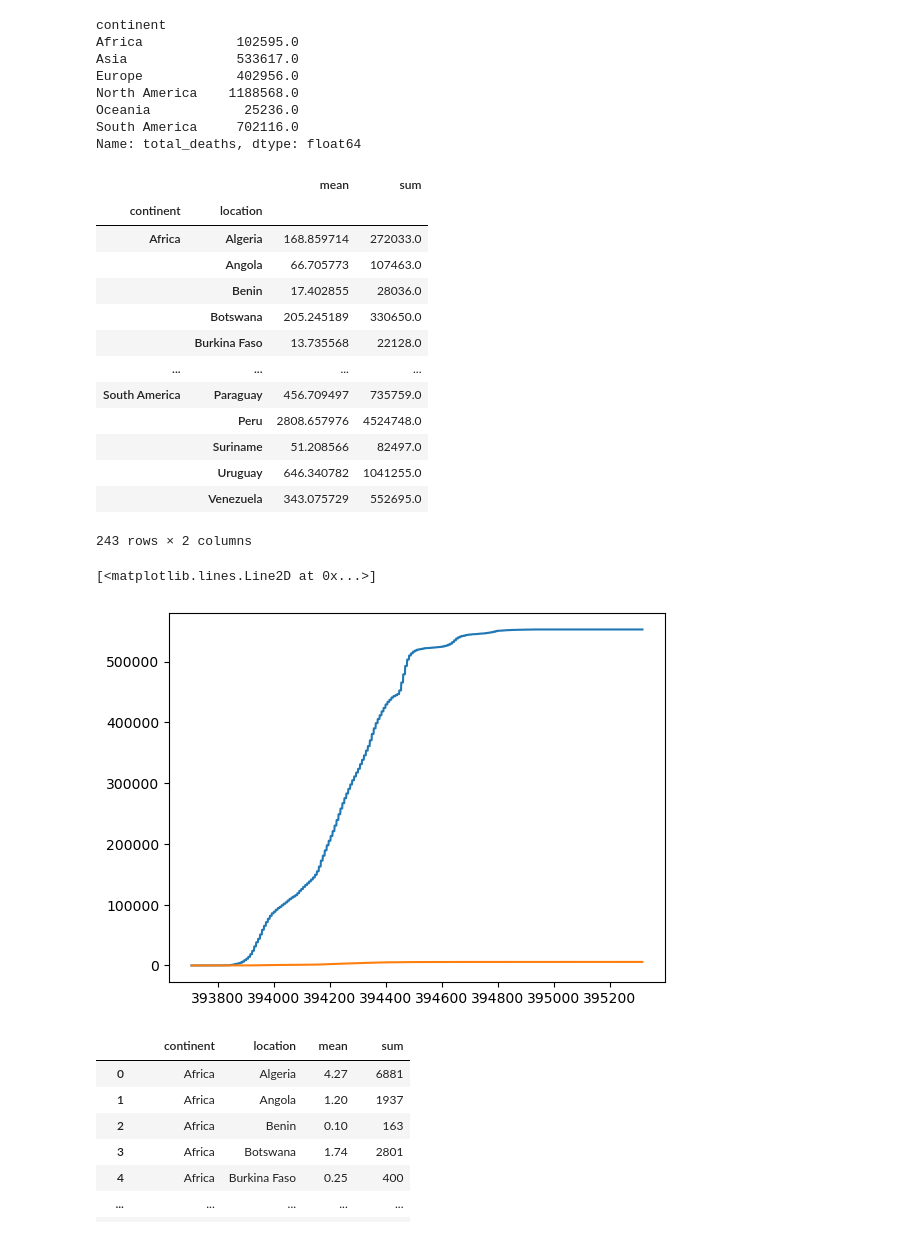
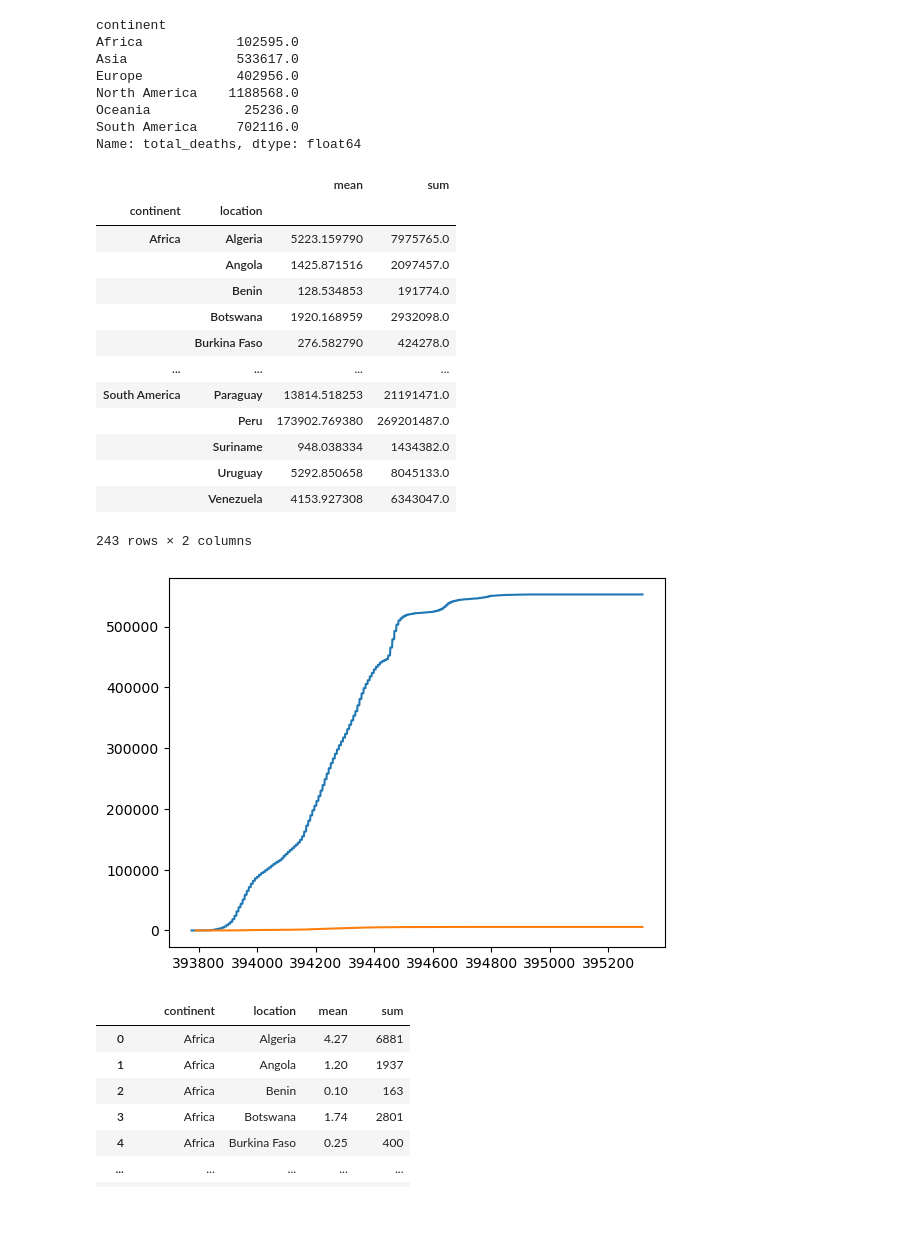
Before and after one commit to wladrod/AprendizajeAutomatico2024, a Jupyter notebook: notebooks/05-TutorialPandas.ipynb, the cells around one changed output. Drawn from its saved outputs; the diff is of its cells as text; code cells hidden in the pictures.

```diff
--- a/notebooks/05-TutorialPandas.ipynb
+++ b/notebooks/05-TutorialPandas.ipynb
@@ -609,30 +609,29 @@ Oceania            25236.0
 South America     702116.0
 Name: total_deaths, dtype: float64
 # %%
-covid_19_casos_muertes.groupby(['continent', 'location'])['new_cases'].agg(['mean', 'sum'])
+covid_19_casos_muertes.groupby(['continent', 'location'])['total_deaths'].agg(['mean', 'sum'])
 # %% [output]
 |  |  | mean | sum |
 | continent | location |  |  |
-| Africa | Algeria | 168.859714 | 272033.0 |
-|  | Angola | 66.705773 | 107463.0 |
-|  | Benin | 17.402855 | 28036.0 |
-|  | Botswana | 205.245189 | 330650.0 |
-|  | Burkina Faso | 13.735568 | 22128.0 |
+| Africa | Algeria | 5223.159790 | 7975765.0 |
+|  | Angola | 1425.871516 | 2097457.0 |
+|  | Benin | 128.534853 | 191774.0 |
+|  | Botswana | 1920.168959 | 2932098.0 |
+|  | Burkina Faso | 276.582790 | 424278.0 |
 | ... | ... | ... | ... |
-| South America | Paraguay | 456.709497 | 735759.0 |
-|  | Peru | 2808.657976 | 4524748.0 |
-|  | Suriname | 51.208566 | 82497.0 |
-|  | Uruguay | 646.340782 | 1041255.0 |
-|  | Venezuela | 343.075729 | 552695.0 |
+| South America | Paraguay | 13814.518253 | 21191471.0 |
+|  | Peru | 173902.769380 | 269201487.0 |
+|  | Suriname | 948.038334 | 1434382.0 |
+|  | Uruguay | 5292.850658 | 8045133.0 |
+|  | Venezuela | 4153.927308 | 6343047.0 |
 243 rows × 2 columns
 # %%
 casos_venezuela = covid_19_casos_muertes[covid_19_casos_muertes.location == 'Venezuela']['total_cases']
-muertes_venezuela = covid_19_casos_muertes[covid_19_casos_muertes.location == 'Venezuela']['total_deaths']
+muertes_venezuela = covid_19_casos_muertes[covid_19_casos_muertes['location'] == 'Venezuela']['total_deaths']
 plt.plot(casos_venezuela)
-plt.plot(muertes_venezuela)
+plt.plot(muertes_venezuela);
 # %% [output]
-[<matplotlib.lines.Line2D at 0x...>]
-[figure, old version]
+[figure, new version]
 # %%
 new_df = covid_19_casos_muertes.groupby(['continent', 'location'])['new_deaths'].agg(['mean', 'sum']).reset_index()
 new_df['mean'] = new_df['mean'].apply(lambda x: round(x, 2))
```
Also changed, not shown: parts of 3 cells of this notebook, 19 other files.
